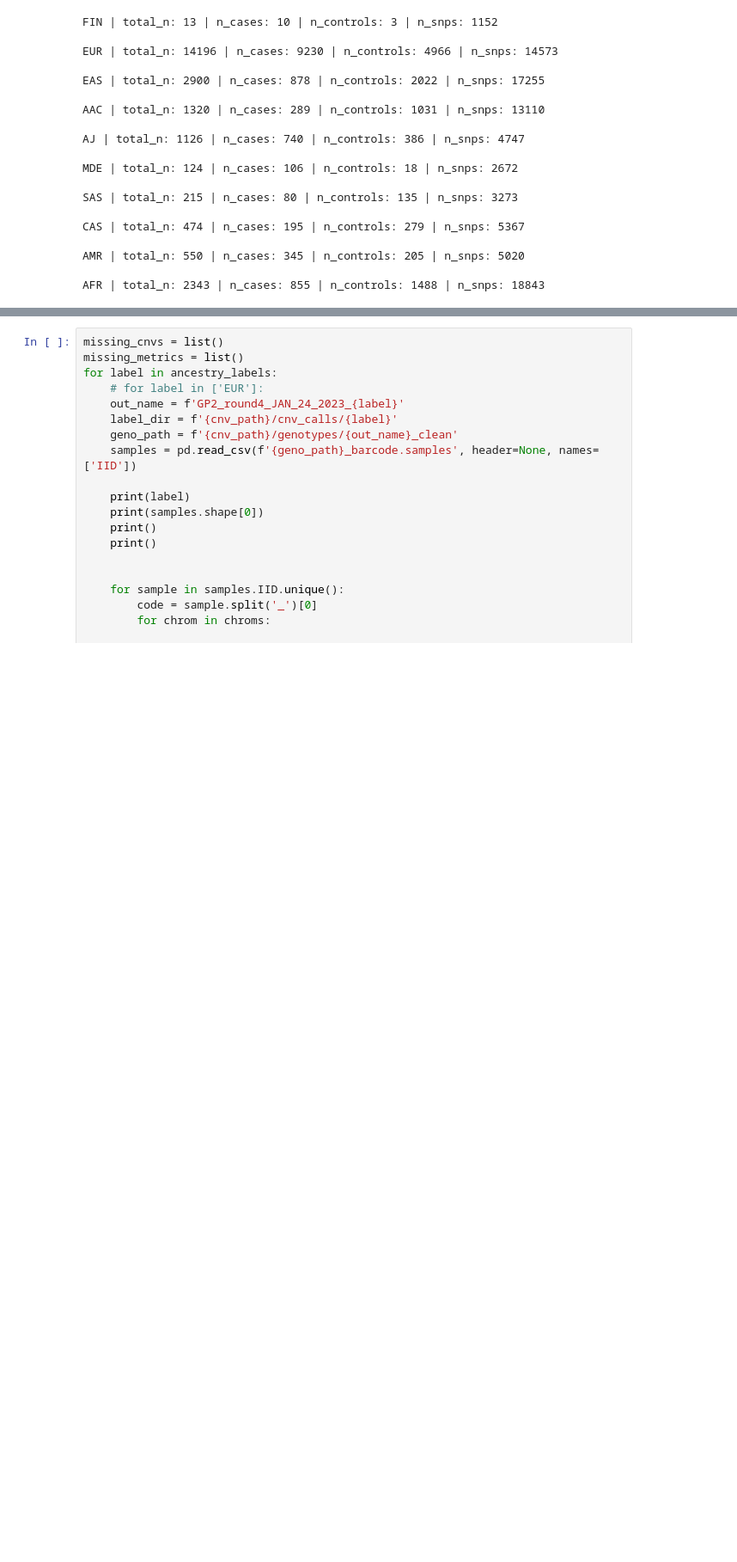
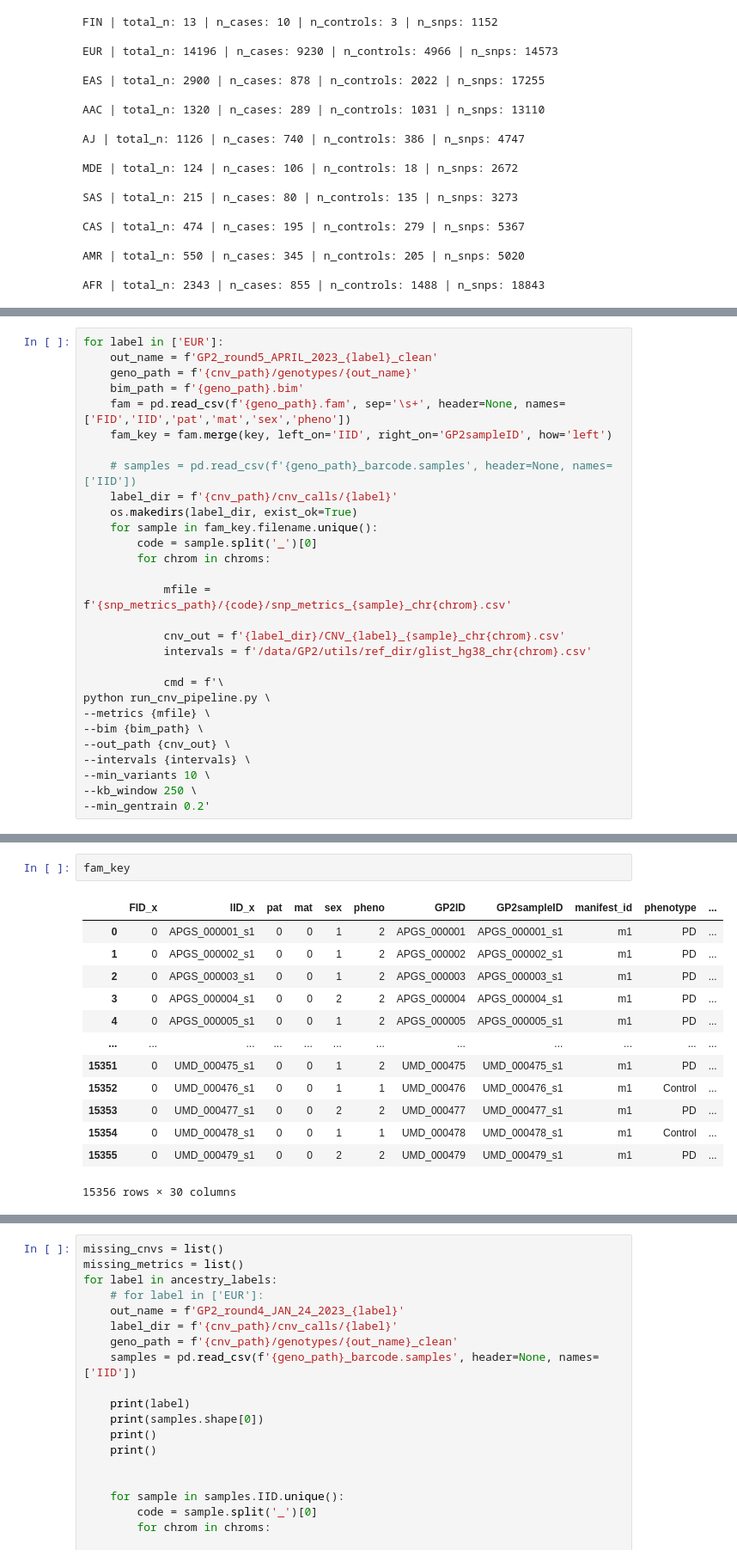
Before and after one commit to dvitale199/CNVs, a Jupyter notebook: GP2_CNVs.ipynb, the cells around one changed output, grey strips where cells are left out. Shown at 86% size. Drawn from its saved outputs; the diff is of its cells as text; blank space fills up the shorter version.

```diff
--- a/GP2_CNVs.ipynb
+++ b/GP2_CNVs.ipynb
@@ -283,0 +292,29 @@ total_sample_n
+# %%
+for label in ['EUR']:
+    out_name = f'GP2_round5_APRIL_2023_{label}_clean'
+    geno_path = f'{cnv_path}/genotypes/{out_name}'
+    bim_path = f'{geno_path}.bim'
+    fam = pd.read_csv(f'{geno_path}.fam', sep='\s+', header=None, names=['FID','IID','pat','mat','sex','pheno'])
+    fam_key = fam.merge(key, left_on='IID', right_on='GP2sampleID', how='left')
+
+    # samples = pd.read_csv(f'{geno_path}_barcode.samples', header=None, names=['IID'])
+    label_dir = f'{cnv_path}/cnv_calls/{label}'
+    os.makedirs(label_dir, exist_ok=True)
+    for sample in fam_key.filename.unique():
+        code = sample.split('_')[0]
+        for chrom in chroms:
+
+            mfile = f'{snp_metrics_path}/{code}/snp_metrics_{sample}_chr{chrom}.csv'
+
+            cnv_out = f'{label_dir}/CNV_{label}_{sample}_chr{chrom}.csv'
+            intervals = f'/data/GP2/utils/ref_dir/glist_hg38_chr{chrom}.csv'
+
+            cmd = f'\
+python run_cnv_pipeline.py \
+--metrics {mfile} \
+--bim {bim_path} \
+--out_path {cnv_out} \
+--intervals {intervals} \
+--min_variants 10 \
+--kb_window 250 \
+--min_gentrain 0.2'
@@ -284,3 +331,19 @@ total_sample_n
+# %%
+fam_key
+# %% [output]
+|  | FID_x | IID_x | pat | mat | sex | pheno | GP2ID | GP2sampleID | manifest_id | phenotype | ... |
+| 0 | 0 | APGS_000001_s1 | 0 | 0 | 1 | 2 | APGS_000001 | APGS_000001_s1 | m1 | PD | ... |
+| 1 | 0 | APGS_000002_s1 | 0 | 0 | 1 | 2 | APGS_000002 | APGS_000002_s1 | m1 | PD | ... |
+| 2 | 0 | APGS_000003_s1 | 0 | 0 | 1 | 2 | APGS_000003 | APGS_000003_s1 | m1 | PD | ... |
+| 3 | 0 | APGS_000004_s1 | 0 | 0 | 2 | 2 | APGS_000004 | APGS_000004_s1 | m1 | PD | ... |
+| 4 | 0 | APGS_000005_s1 | 0 | 0 | 1 | 2 | APGS_000005 | APGS_000005_s1 | m1 | PD | ... |
+| ... | ... | ... | ... | ... | ... | ... | ... | ... | ... | ... | ... |
+| 15351 | 0 | UMD_000475_s1 | 0 | 0 | 1 | 2 | UMD_000475 | UMD_000475_s1 | m1 | PD | ... |
+| 15352 | 0 | UMD_000476_s1 | 0 | 0 | 1 | 1 | UMD_000476 | UMD_000476_s1 | m1 | Control | ... |
+| 15353 | 0 | UMD_000477_s1 | 0 | 0 | 2 | 2 | UMD_000477 | UMD_000477_s1 | m1 | PD | ... |
+| 15354 | 0 | UMD_000478_s1 | 0 | 0 | 1 | 1 | UMD_000478 | UMD_000478_s1 | m1 | Control | ... |
+| 15355 | 0 | UMD_000479_s1 | 0 | 0 | 2 | 2 | UMD_000479 | UMD_000479_s1 | m1 | PD | ... |
+15356 rows × 30 columns
 # %%
 
 with open(f'{swarm_scripts_dir}/cnvs.swarm', 'w') as f:
```
Also changed, not shown: parts of 17 cells of this notebook, 1 other file.
